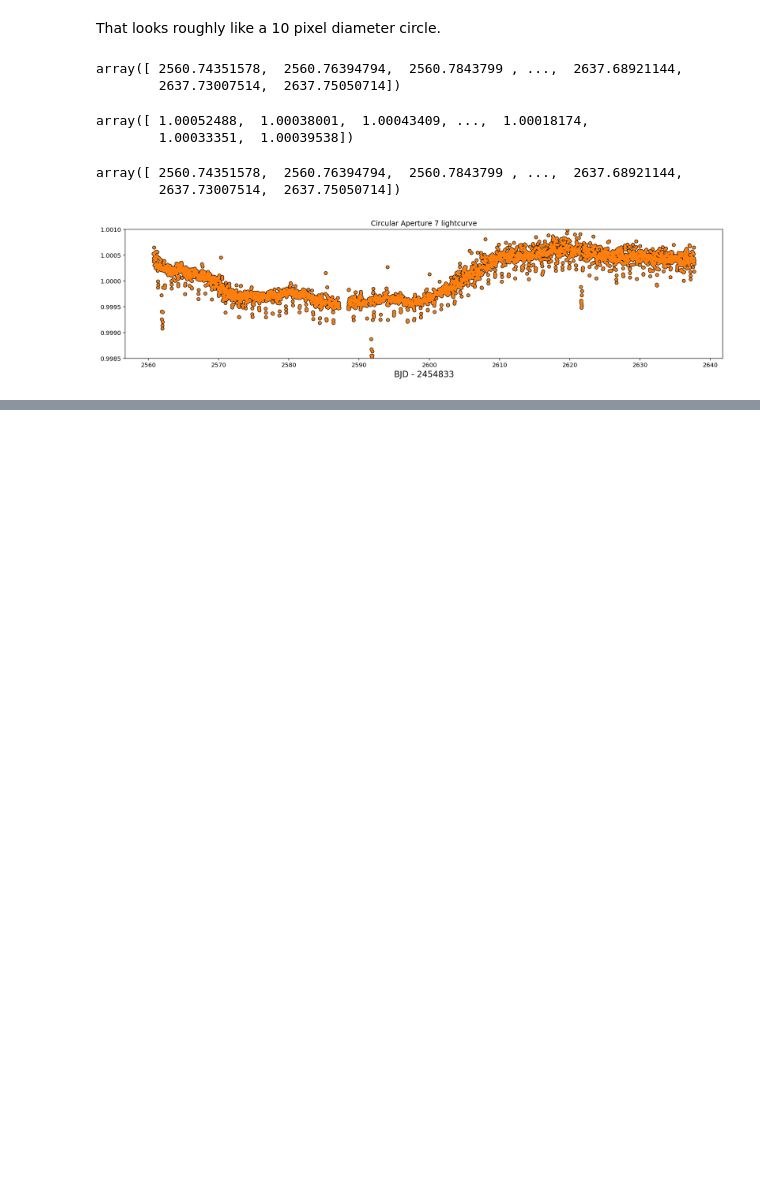
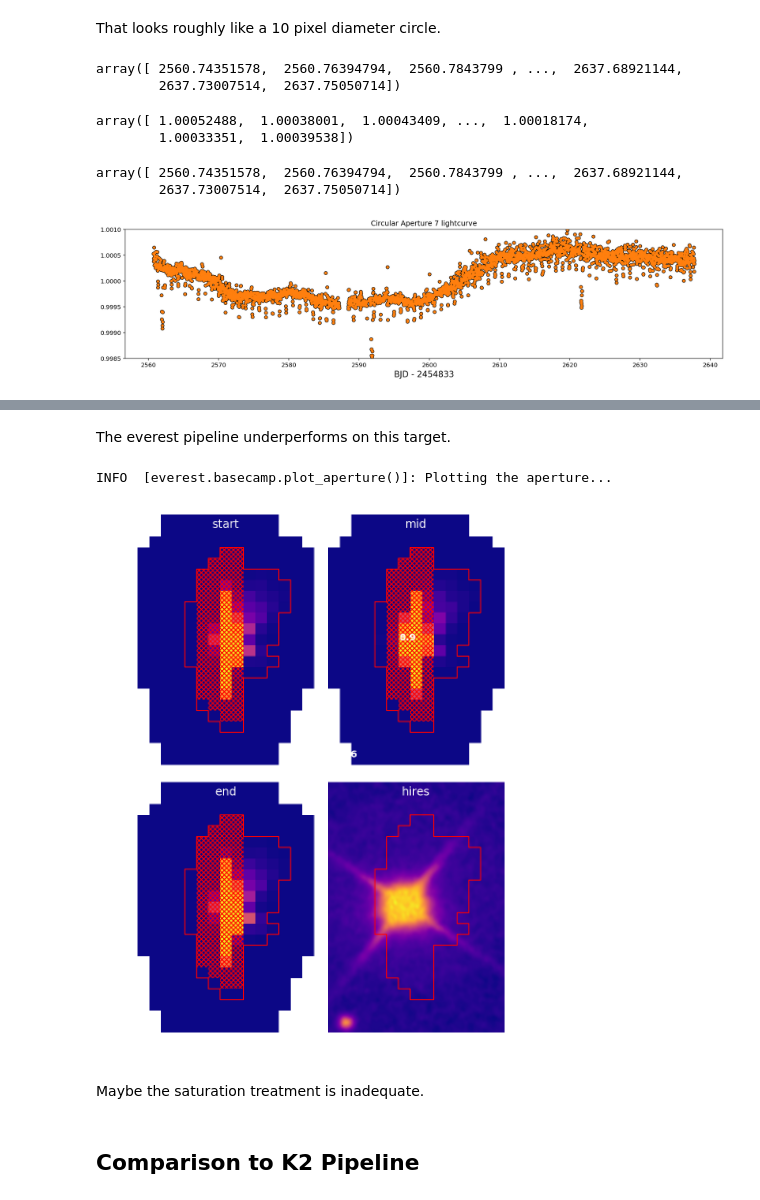
Before and after one commit to BrownDwarf/reprocess_or_not, a Jupyter notebook: notebooks/04.01-HD3167_reproduction.ipynb, the cells around one changed output, grey strips where cells are left out. Drawn from its saved outputs; the diff is of its cells as text; code cells hidden in the pictures; blank space fills up the shorter version.

```diff
--- a/notebooks/04.01-HD3167_reproduction.ipynb
+++ b/notebooks/04.01-HD3167_reproduction.ipynb
@@ -123,0 +173,11 @@ What do the reprocessed lightcurves look like?
+# %% [markdown]
+The everest pipeline underperforms on this target.
+# %%
+star.plot_aperture()
+# %% [output]
+INFO  [everest.basecamp.plot_aperture()]: Plotting the aperture...
+[figure, added]
+# %% [markdown]
+Maybe the saturation treatment is inadequate.
+# %% [markdown]
+## Comparison to K2 Pipeline
```
Also changed, not shown: parts of 21 cells of this notebook.
